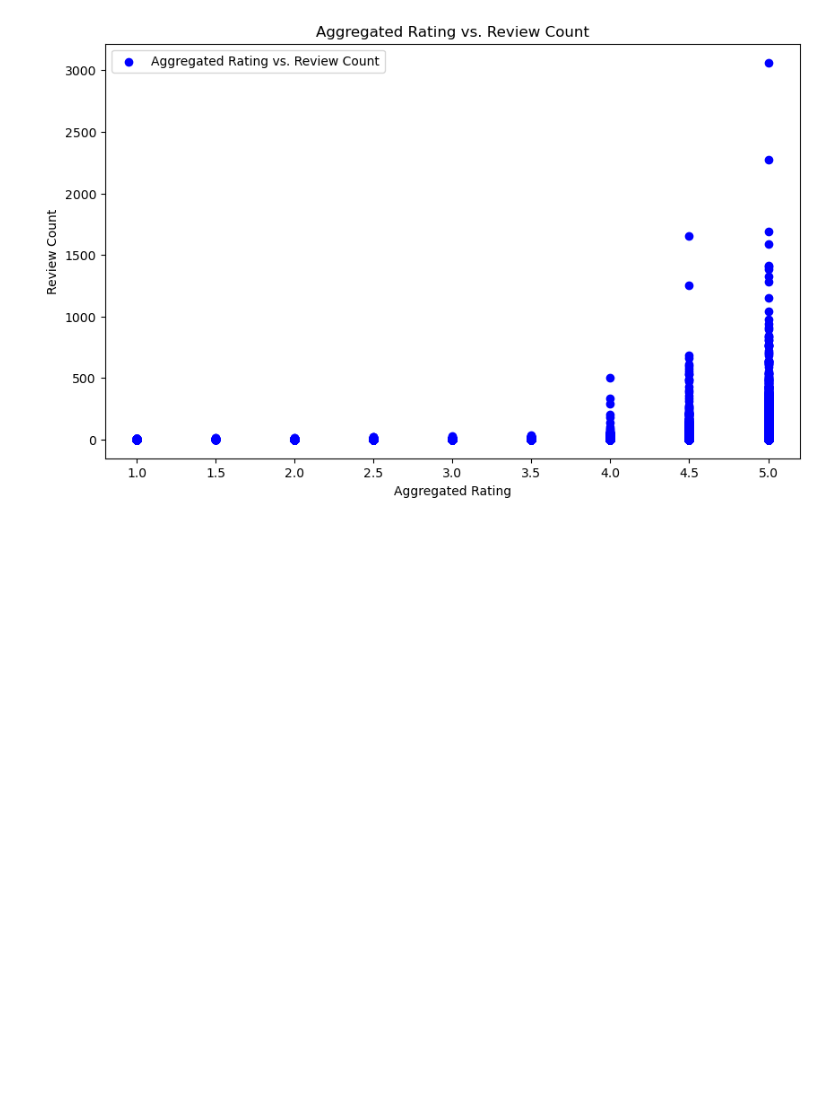
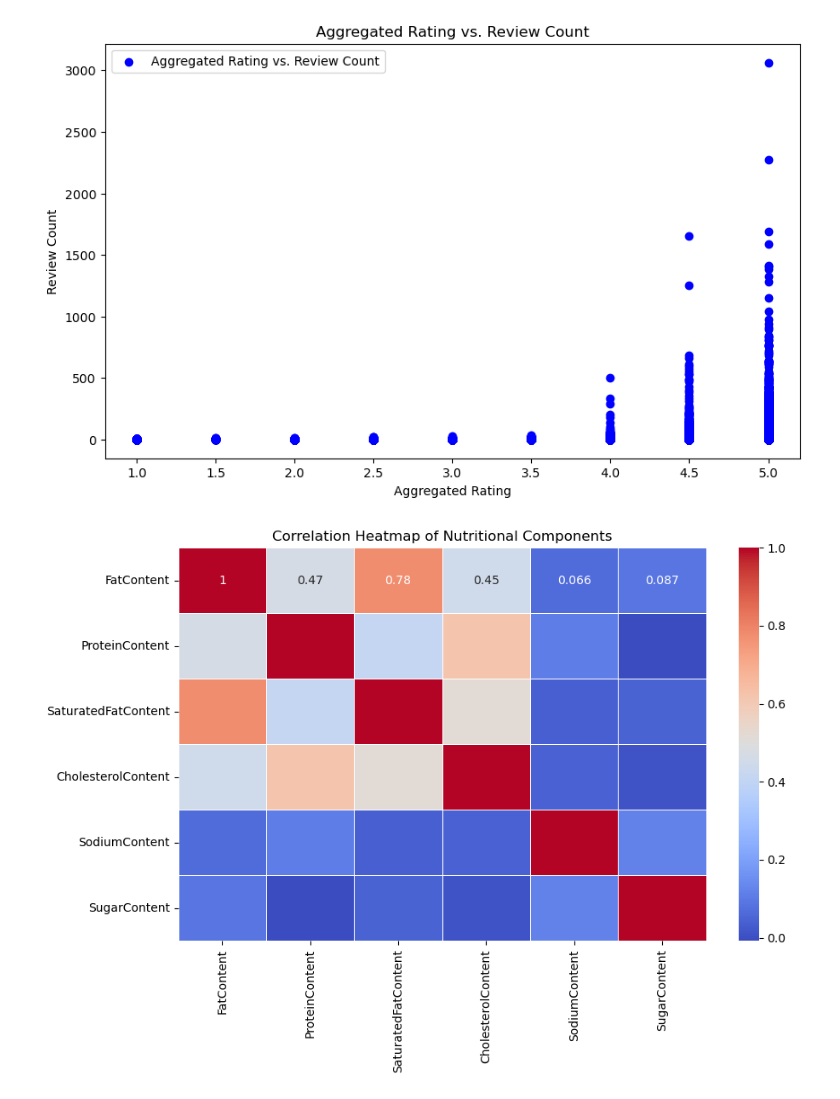
Before and after one commit to aahsan290/Recipes-Capstone-Project, a Jupyter notebook: EDA_Recipes.ipynb, the cells around one changed output. Saved outputs shown, nothing was run; the diff lists cells and outputs as text; code cells hidden in the pictures; blank space fills up the shorter version.

```diff
--- a/EDA_Recipes.ipynb
+++ b/EDA_Recipes.ipynb
@@ -194,5 +194,19 @@ plt.legend()
 plt.show()
 # %% [output]
 [figure]
+# %%
+columns_of_interest = ['FatContent', 'ProteinContent', 'SaturatedFatContent', 'CholesterolContent', 'SodiumContent', 'SugarContent']
+df_selected = df_new[columns_of_interest]
+
+# Calculate the correlation matrix
+correlation_matrix = df_selected.corr()
+
+# Create a heatmap
+plt.figure(figsize=(10, 6))
+sns.heatmap(correlation_matrix, annot=True, cmap='coolwarm', linewidths=0.5)
+plt.title('Correlation Heatmap of Nutritional Components')
+plt.show()
+# %% [output]
+[figure, added]
 # %%
 df.to_csv('cleaned_recipes.csv', index=False)
```
